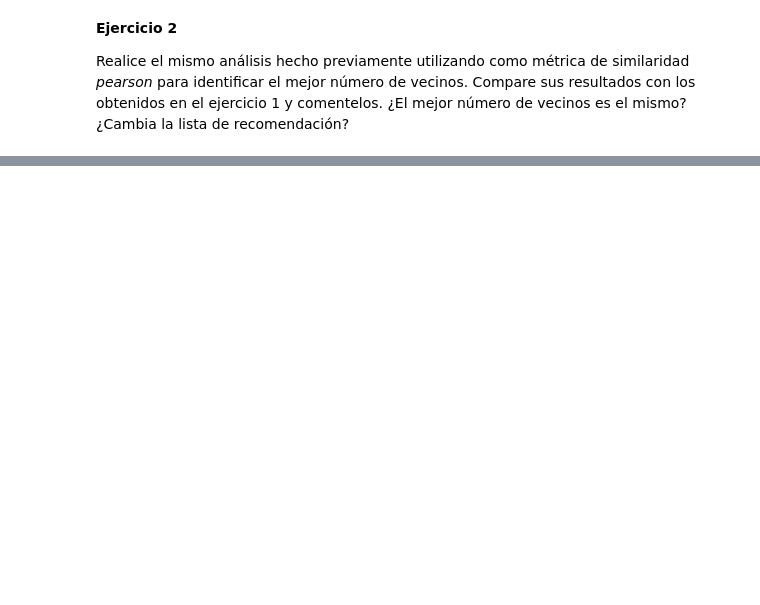
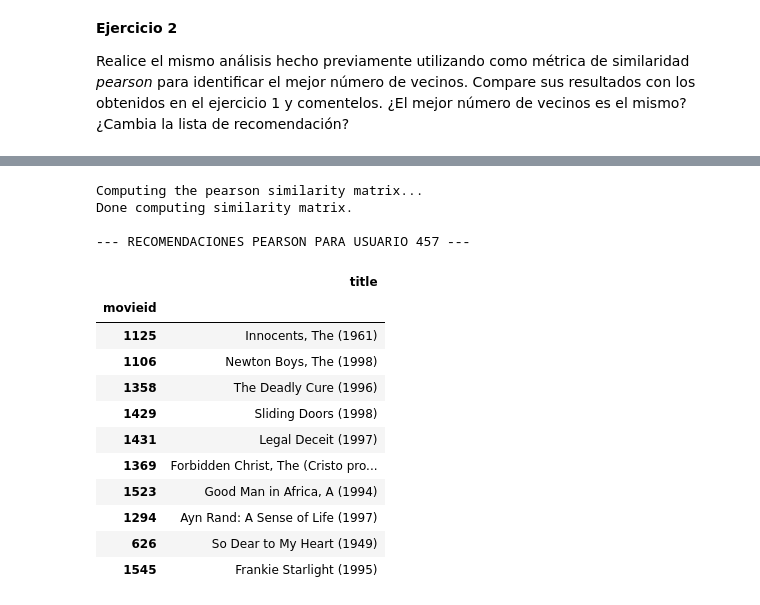
Before and after one commit to davidlealo/practicos_sisrec_2026, a Jupyter notebook: practico01/tarea/01_iKNN_Surprise_dlealo.ipynb, the cells around one changed output, grey strips where cells are left out. Drawn from its saved outputs; the diff is of its cells as text; code cells hidden in the pictures; blank space fills up the shorter version.

```diff
--- a/practico01/tarea/01_iKNN_Surprise_dlealo.ipynb
+++ b/practico01/tarea/01_iKNN_Surprise_dlealo.ipynb
@@ -403,0 +683,28 @@ Realice el mismo análisis hecho previamente utilizando como métrica de similar
+# %%
+# 3. Generar nueva recomendación con el mejor k de Pearson (probablemente 50 también)
+best_k_p = 100
+model_p_final = surprise.KNNBasic(k=best_k_p, sim_options={'name': 'pearson', 'user_based': False})
+model_p_final.fit(trainset)
+preds_p = model_p_final.test(a_testset)
+top_n_p = get_top_n(preds_p, n=10)
+
+print("\n--- RECOMENDACIONES PEARSON PARA USUARIO 457 ---")
+indices_p = [int(m[0]) for m in top_n_p["457"]]
+info_file.loc[indices_p][['title']]
+# %% [output]
+Computing the pearson similarity matrix...
+Done computing similarity matrix.
+
+--- RECOMENDACIONES PEARSON PARA USUARIO 457 ---
+|  | title |
+| movieid |  |
+| 1125 | Innocents, The (1961) |
+| 1106 | Newton Boys, The (1998) |
+| 1358 | The Deadly Cure (1996) |
+| 1429 | Sliding Doors (1998) |
+| 1431 | Legal Deceit (1997) |
+| 1369 | Forbidden Christ, The (Cristo pro... |
+| 1523 | Good Man in Africa, A (1994) |
+| 1294 | Ayn Rand: A Sense of Life (1997) |
+| 626 | So Dear to My Heart (1949) |
+| 1545 | Frankie Starlight (1995) |
```
Also changed, not shown: parts of 25 cells of this notebook, 2 other files.
